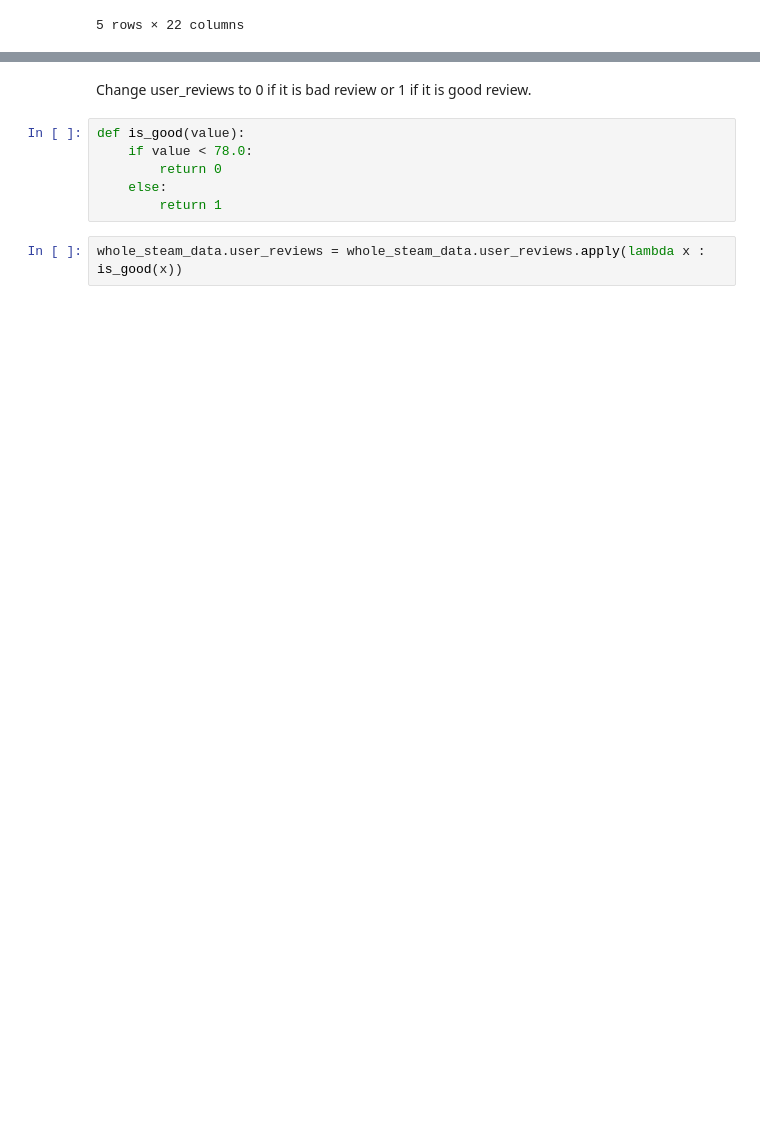
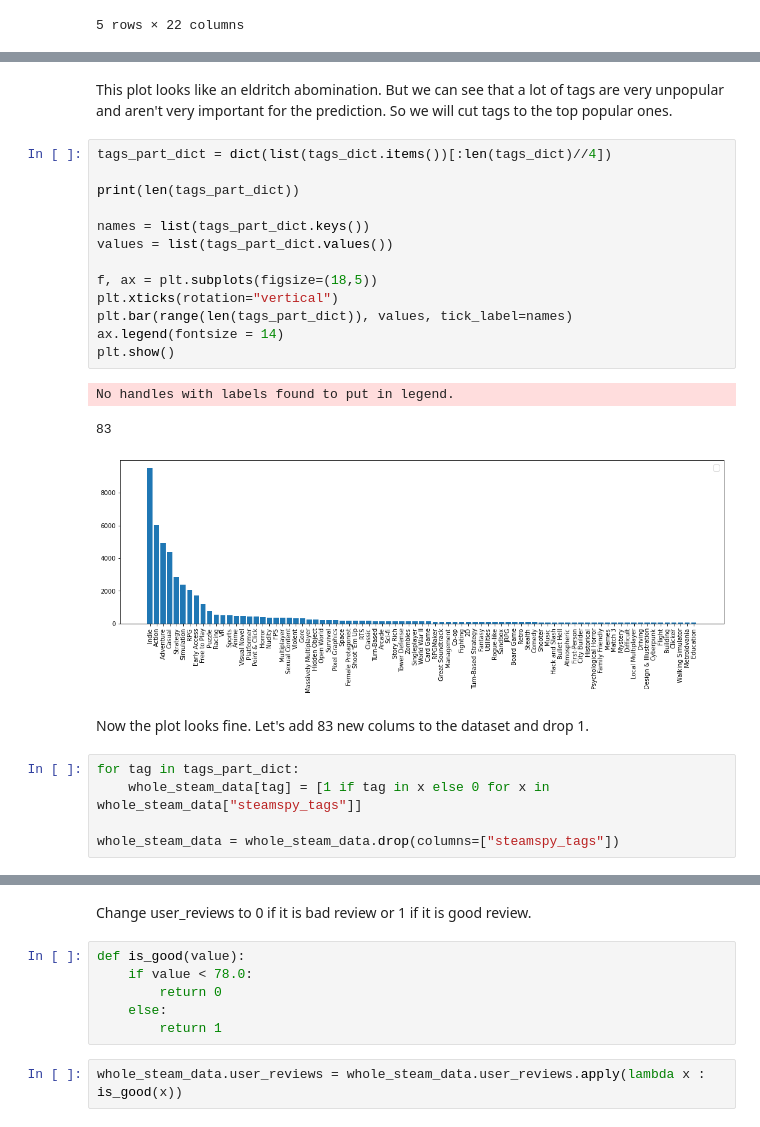
Before and after one commit to Konrados232/steam-predicter, a Jupyter notebook: main.ipynb, the cells around one changed output, grey strips where cells are left out. Cells and saved outputs as stored; diff of their text form; blank space fills up the shorter version.

```diff
--- a/main.ipynb
+++ b/main.ipynb
@@ -366,0 +365,26 @@ print(gather_data_to_dict(whole_steam_data.steamspy_tags))
+# %% [markdown]
+This plot looks like an eldritch abomination. But we can see that a lot of tags are very unpopular and aren't very important for the prediction. So we will cut tags to the top popular ones.
+# %%
+tags_part_dict = dict(list(tags_dict.items())[:len(tags_dict)//4])
+
+print(len(tags_part_dict))
+
+names = list(tags_part_dict.keys())
+values = list(tags_part_dict.values())
+
+f, ax = plt.subplots(figsize=(18,5))
+plt.xticks(rotation="vertical")
+plt.bar(range(len(tags_part_dict)), values, tick_label=names)
+ax.legend(fontsize = 14)
+plt.show()
+# %% [output]
+No handles with labels found to put in legend.
+83
+[figure, added]
+# %% [markdown]
+Now the plot looks fine. Let's add 83 new colums to the dataset and drop 1.
+# %%
+for tag in tags_part_dict:
+    whole_steam_data[tag] = [1 if tag in x else 0 for x in whole_steam_data["steamspy_tags"]]
+
+whole_steam_data = whole_steam_data.drop(columns=["steamspy_tags"])
```
Also changed, not shown: parts of 16 cells of this notebook.
